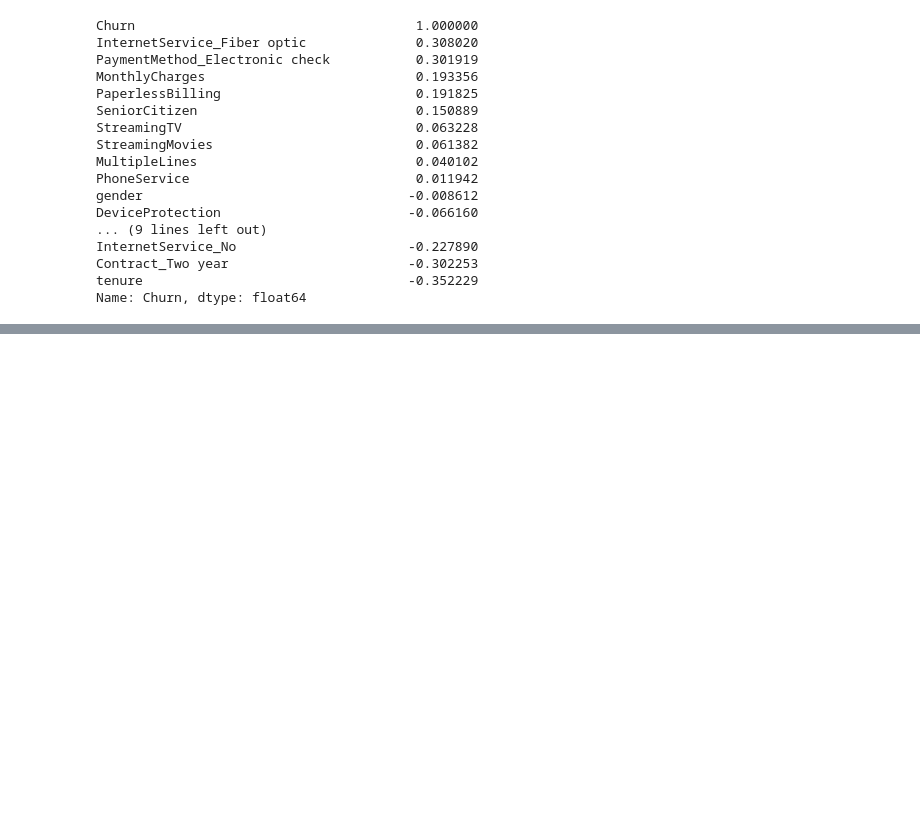
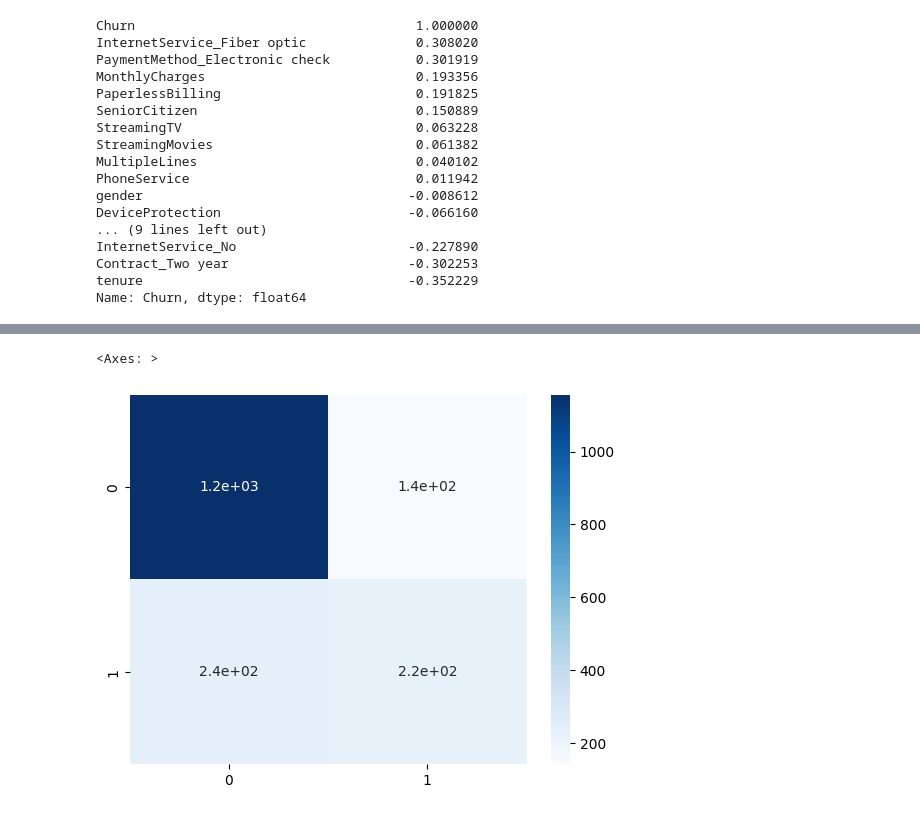
Before and after one commit to AdryanCALS/AnaliseChurn, a Jupyter notebook: python/churn_model.ipynb, the cells around one changed output, grey strips where cells are left out. Cells and saved outputs as stored; diff of their text form; code cells hidden in the pictures; blank space fills up the shorter version.

Commit message:
update: atualizei o modelo inicial

```diff
--- a/python/churn_model.ipynb
+++ b/python/churn_model.ipynb
@@ -151,0 +203,11 @@ Name: Churn, dtype: float64
+# %%
+y = df["Churn"].astype(int)
+
+features = df.drop(["Churn", "customerID"], axis=1)
+
+X = features
+
+train_X, val_X, train_y, val_Y = train_test_split(X, y, random_state=0)
+# %%
+forest_model = RandomForestClassifier(random_state=1)
+forest_model.fit(X=train_X, y=train_y)
@@ -151,0 +216,4 @@ Name: Churn, dtype: float64
+# %%
+prediction = forest_model.predict(val_X)
+
+print(classification_report(val_Y, prediction))
@@ -151,0 +229,6 @@ Name: Churn, dtype: float64
+# %%
+matriz = confusion_matrix(val_Y, prediction)
+sns.heatmap(matriz, annot=True, cmap="Blues")
+# %% [output]
+<Axes: >
+[figure, added]
```
Also changed, not shown: parts of 10 cells of this notebook.
